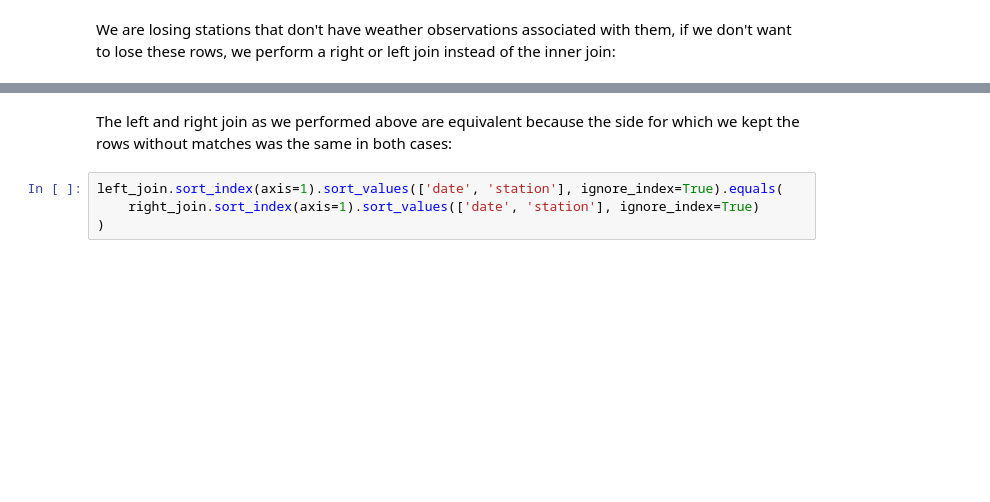
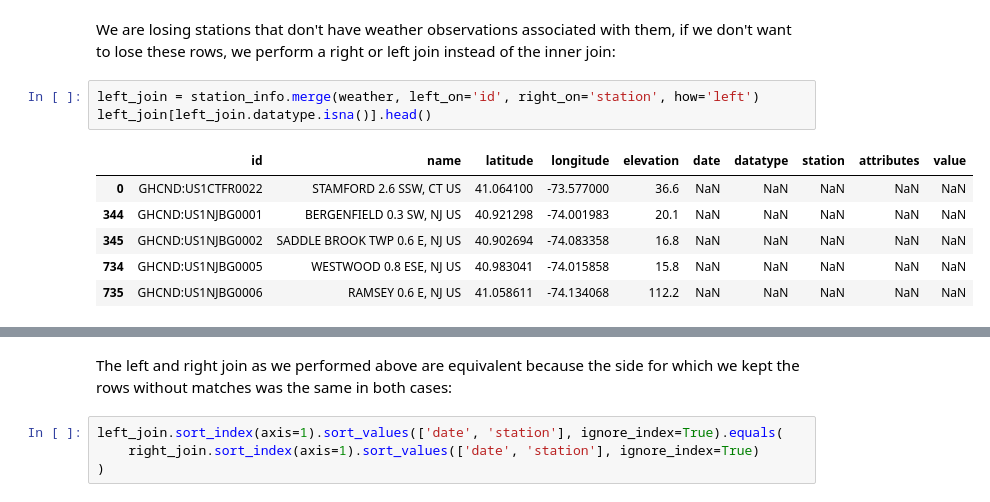
Before and after one commit to aparrarozo/Hands-On-Data-Analysis-with-Pandas-2nd-edition, a Jupyter notebook: ch_04/1-querying_and_merging.ipynb, the cells around one changed output, grey strips where cells are left out. Cells and saved outputs as stored; diff of their text form; blank space fills up the shorter version.

```diff
--- a/ch_04/1-querying_and_merging.ipynb
+++ b/ch_04/1-querying_and_merging.ipynb
@@ -131,3 +181,13 @@ weather.merge(station_info.rename(dict(id='station'), axis=1), on='station').sam
 # %% [markdown]
 We are losing stations that don't have weather observations associated with them, if we don't want to lose these rows, we perform a right or left join instead of the inner join:
+# %%
+left_join = station_info.merge(weather, left_on='id', right_on='station', how='left')
+left_join[left_join.datatype.isna()].head()
+# %% [output]
+|  | id | name | latitude | longitude | elevation | date | datatype | station | attributes | value |
+| 0 | GHCND:US1CTFR0022 | STAMFORD 2.6 SSW, CT US | 41.064100 | -73.577000 | 36.6 | NaN | NaN | NaN | NaN | NaN |
+| 344 | GHCND:US1NJBG0001 | BERGENFIELD 0.3 SW, NJ US | 40.921298 | -74.001983 | 20.1 | NaN | NaN | NaN | NaN | NaN |
+| 345 | GHCND:US1NJBG0002 | SADDLE BROOK TWP 0.6 E, NJ US | 40.902694 | -74.083358 | 16.8 | NaN | NaN | NaN | NaN | NaN |
+| 734 | GHCND:US1NJBG0005 | WESTWOOD 0.8 ESE, NJ US | 40.983041 | -74.015858 | 15.8 | NaN | NaN | NaN | NaN | NaN |
+| 735 | GHCND:US1NJBG0006 | RAMSEY 0.6 E, NJ US | 41.058611 | -74.134068 | 112.2 | NaN | NaN | NaN | NaN | NaN |
 # %%
```
Also changed, not shown: parts of 32 cells of this notebook, 1 other file.
